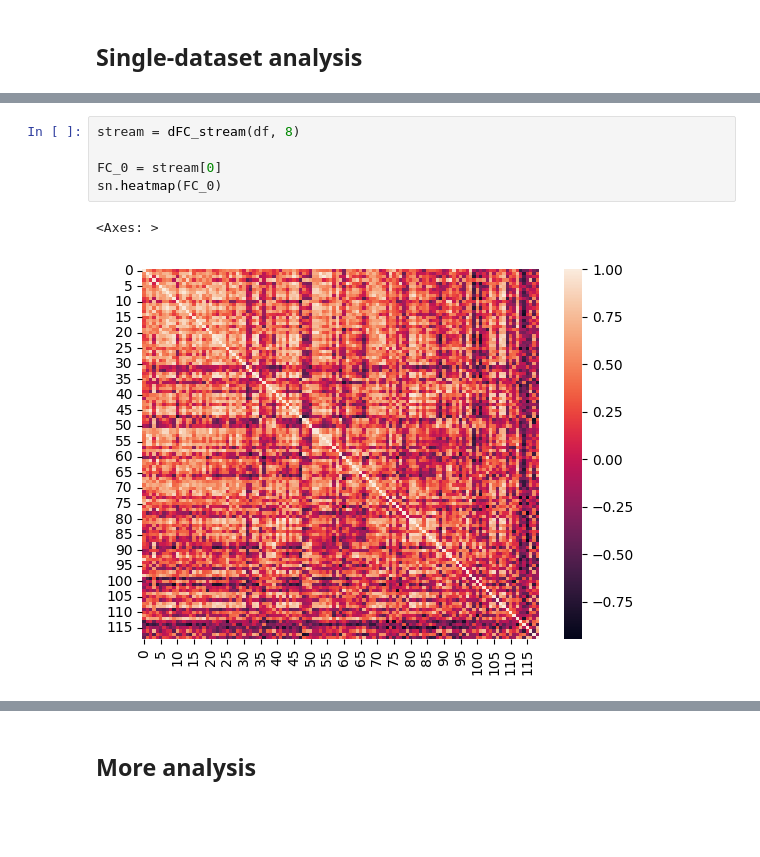
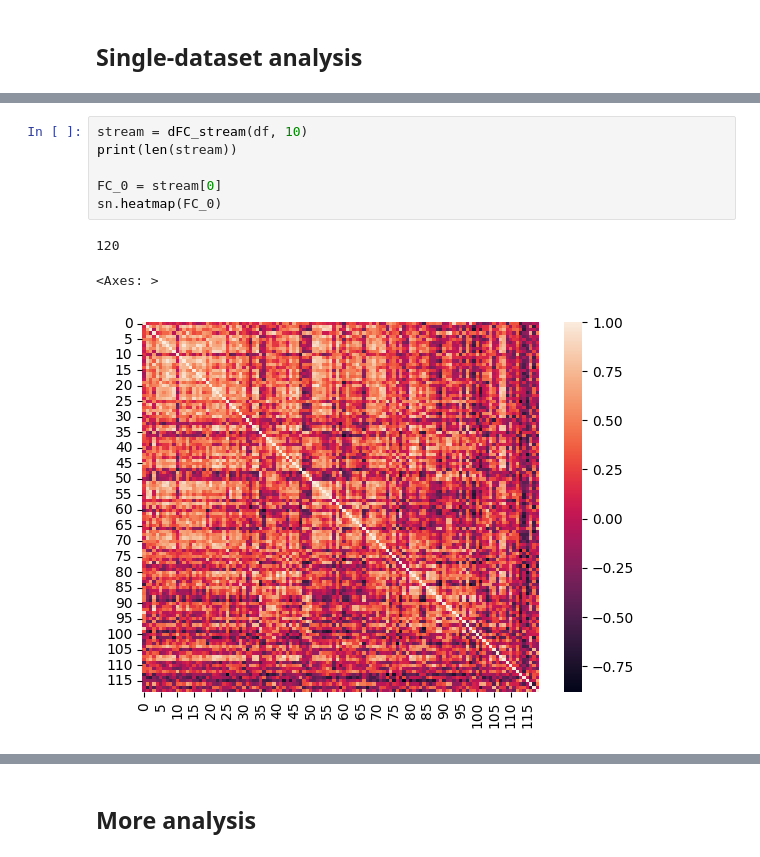
Before and after one commit to paololapo/Dynamic_FC_analysis, a Jupyter notebook: notebook.ipynb, the cells around one changed output, grey strips where cells are left out. Saved outputs shown, nothing was run; the diff lists cells and outputs as text; blank space fills up the shorter version.

```diff
--- a/notebook.ipynb
+++ b/notebook.ipynb
@@ -46,13 +46,15 @@ df.tail()
 | 1199 | 13614.111328 | 11439.223633 | 12130.485352 | 11139.552734 | 11818.432617 | 12407.934570 | 10810.071289 | 11600.670898 | 11643.098633 | 10487.114258 | ... | ... |
 5 rows × 119 columns
 # %%
-stream = dFC_stream(df, 8)
+stream = dFC_stream(df, 10)
+print(len(stream))
 
 FC_0 = stream[0]
 sn.heatmap(FC_0)
 # %% [output]
-<Axes: >
+120
+<Axes: >
-[figure, old version]
+[figure, new version]
 # %%
 random_walk = tSNE_evolution(stream, TSNE, 2)
 
```
Also changed, not shown: parts of 13 cells of this notebook.
